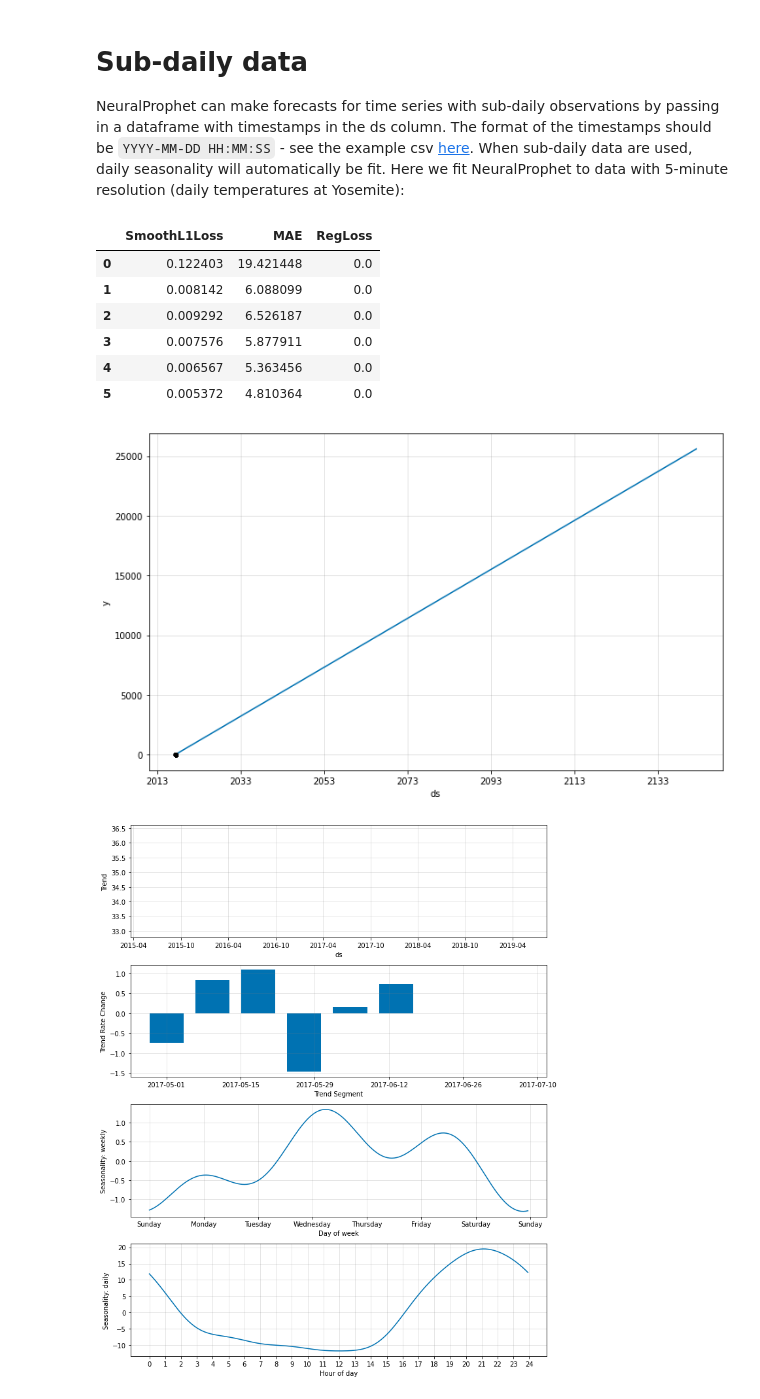
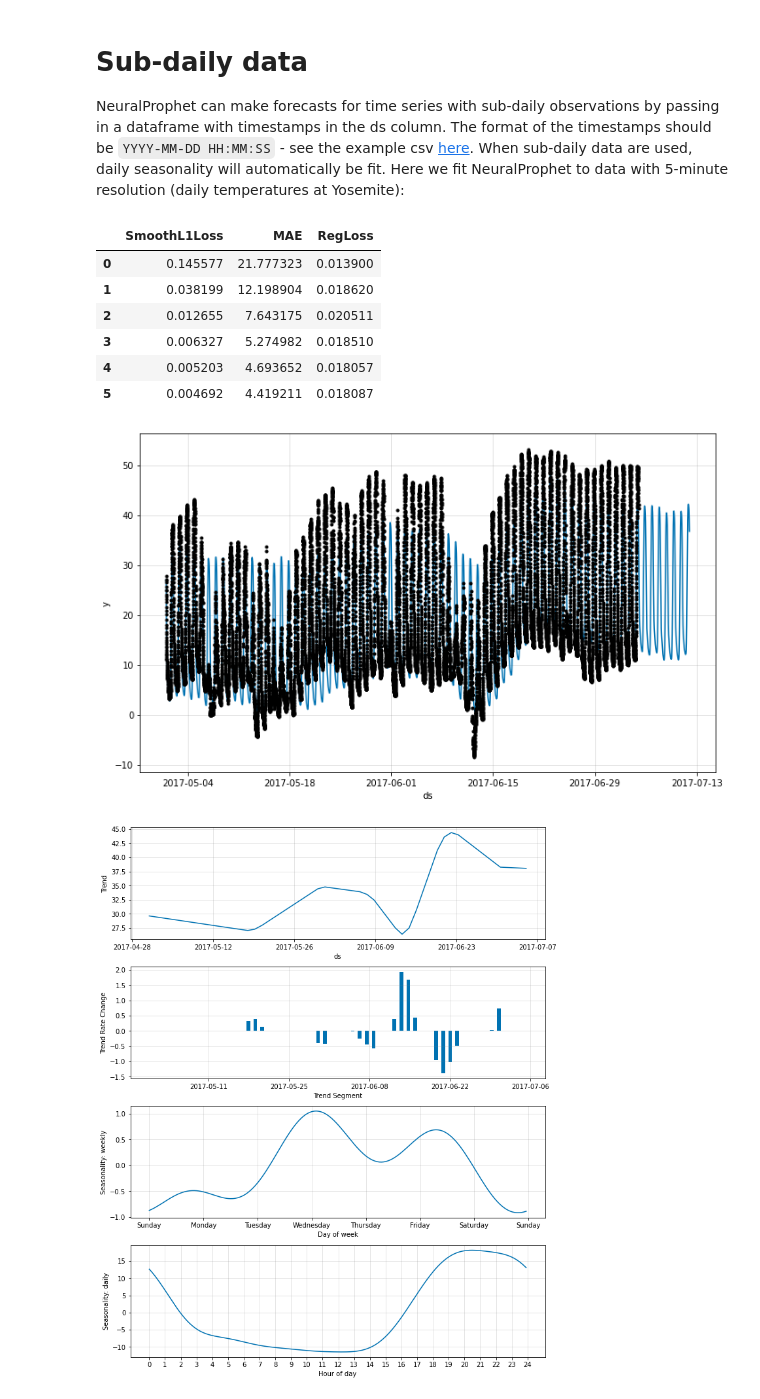
Before and after one commit to ourownstory/neural_prophet, a Jupyter notebook: example_notebooks/sub_daily_data_yosemite_temps.ipynb, the cells around one changed output. Drawn from its saved outputs; the diff is of its cells as text; code cells hidden in the pictures.

```diff
--- a/example_notebooks/sub_daily_data_yosemite_temps.ipynb
+++ b/example_notebooks/sub_daily_data_yosemite_temps.ipynb
@@ -6,23 +6,28 @@ import pandas as pd
 from neuralprophet import NeuralProphet
 df = pd.read_csv('../example_data/yosemite_temps.csv')
 # %%
-m = NeuralProphet(log_level="ERROR")
-metrics = m.fit(df, freq='5M')
+m = NeuralProphet(
+    changepoints_range=0.95,
+    n_changepoints=50,
+    trend_reg=1.5,
+    log_level="ERROR",
+)
+metrics = m.fit(df, freq='5min')
 metrics
 # %% [output]
 |  | SmoothL1Loss | MAE | RegLoss |
-| 0 | 0.122403 | 19.421448 | 0.0 |
-| 1 | 0.008142 | 6.088099 | 0.0 |
-| 2 | 0.009292 | 6.526187 | 0.0 |
-| 3 | 0.007576 | 5.877911 | 0.0 |
-| 4 | 0.006567 | 5.363456 | 0.0 |
-| 5 | 0.005372 | 4.810364 | 0.0 |
+| 0 | 0.145577 | 21.777323 | 0.013900 |
+| 1 | 0.038199 | 12.198904 | 0.018620 |
+| 2 | 0.012655 | 7.643175 | 0.020511 |
+| 3 | 0.006327 | 5.274982 | 0.018510 |
+| 4 | 0.005203 | 4.693652 | 0.018057 |
+| 5 | 0.004692 | 4.419211 | 0.018087 |
 # %%
-future = m.make_future_dataframe(df, periods=300, n_historic_predictions=len(df))
+future = m.make_future_dataframe(df, periods=60//5*24*7, n_historic_predictions=len(df))
 forecast = m.predict(future)
 fig = m.plot(forecast)
 # fig_comp = m.plot_components(forecast)
 fig_param = m.plot_parameters()
 # %% [output]
-[figure, old version]
+[figure, new version]
-[figure, old version]
+[figure, new version]
```
